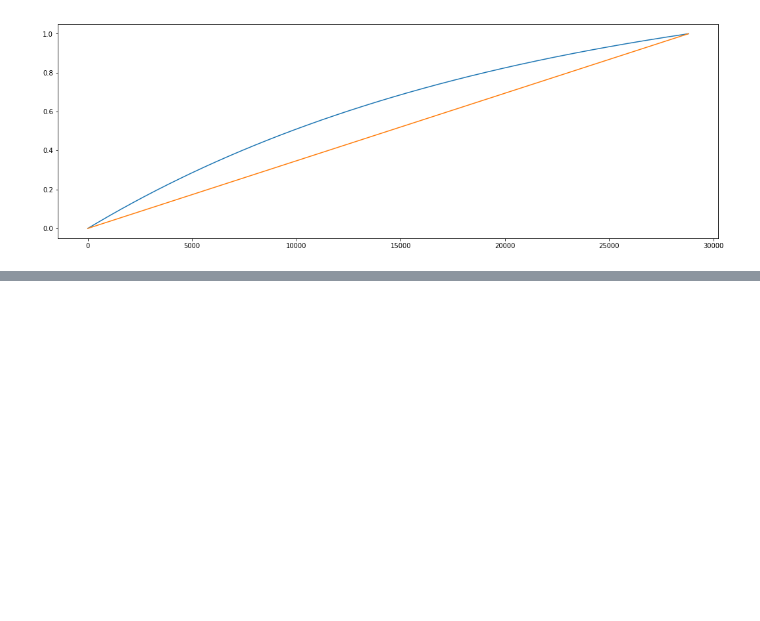
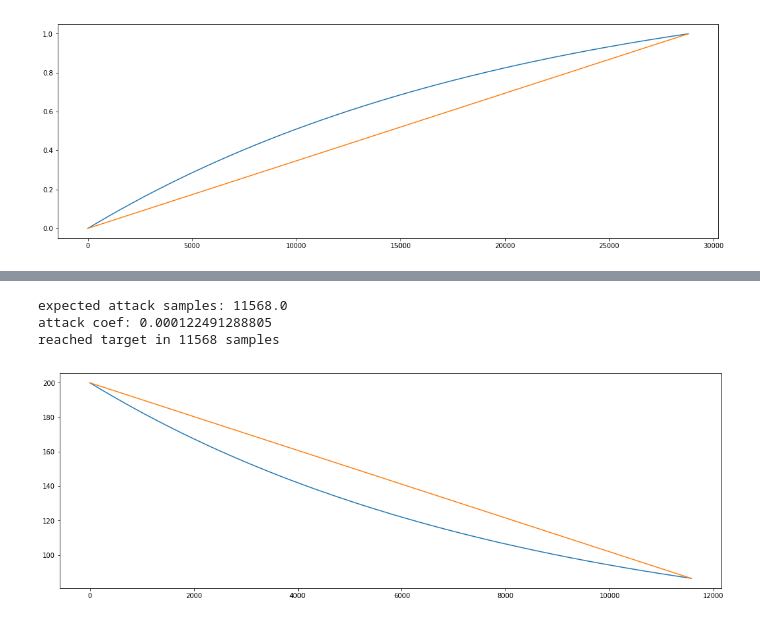
Before and after one commit to rknLA/pd-expline, a Jupyter notebook: notebook/02-more-exponents.ipynb, the cells around one changed output, grey strips where cells are left out. Saved outputs shown, nothing was run; the diff lists cells and outputs as text; code cells hidden in the pictures; blank space fills up the shorter version.

```diff
--- a/notebook/02-more-exponents.ipynb
+++ b/notebook/02-more-exponents.ipynb
@@ -74,0 +96,7 @@ reached target in 28800 samples
+# %%
+plot_attacks(200, 86.5, 241, 48000, 0.32)
+# %% [output]
+expected attack samples: 11568.0
+attack coef: 0.000122491288805
+reached target in 11568 samples
+[figure, added]
```
Also changed, not shown: parts of 4 cells of this notebook.
